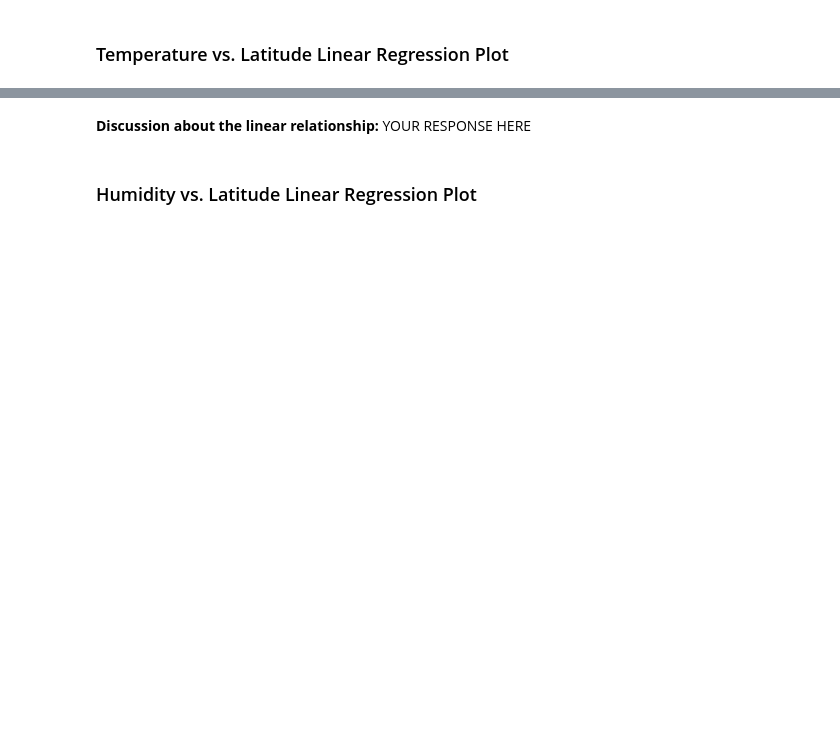
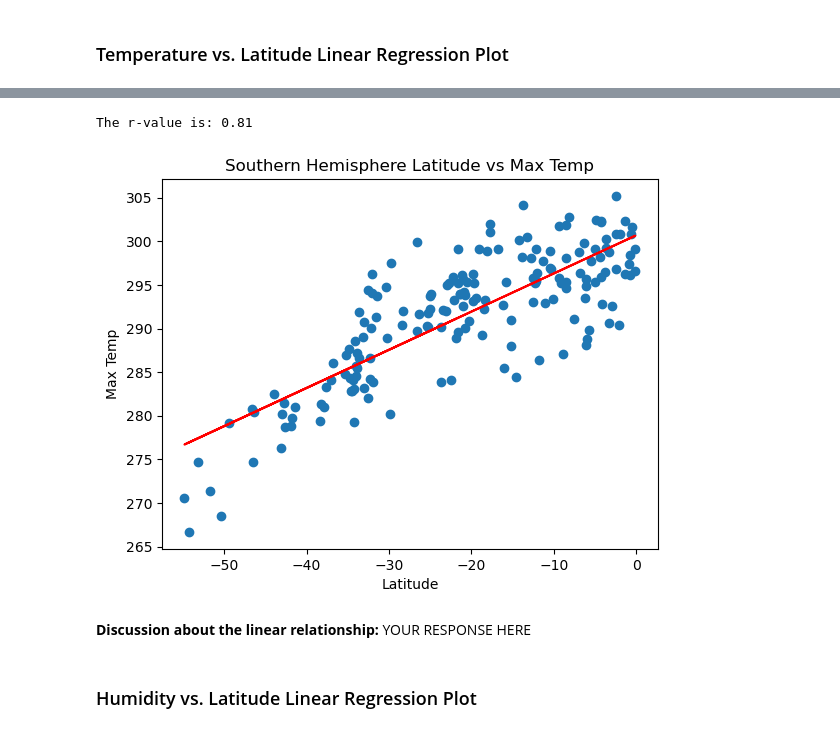
Before and after one commit to Hensonkk/python-api-challenge, a Jupyter notebook: WeatherPy/WeatherPy.ipynb, the cells around one changed output, grey strips where cells are left out. Saved outputs shown, nothing was run; the diff lists cells and outputs as text; code cells hidden in the pictures; blank space fills up the shorter version.

```diff
--- a/WeatherPy/WeatherPy.ipynb
+++ b/WeatherPy/WeatherPy.ipynb
@@ -289,6 +333,6 @@ northern_hemi_df.head()
 # %%
 # Create a DataFrame with the Southern Hemisphere data (Latitude < 0)
-# YOUR CODE HERE
+southern_hemi_df = city_data_df[city_data_df["Lat"] < 0]
 
 # Display sample data
 southern_hemi_df.head()
@@ -303,3 +355,9 @@ southern_hemi_df.head()
+# %%
+# Linear regression on Southern Hemisphere
+lrgPlot(x = southern_hemi_df["Lat"], y = southern_hemi_df["Max Temp"], e = str("Southern Hemisphere"), z = str("Max Temp") )
+# %% [output]
+The r-value is: 0.81
+[figure, added]
 # %% [markdown]
 **Discussion about the linear relationship:** YOUR RESPONSE HERE
 # %% [markdown]
```
Also changed, not shown: parts of 29 cells of this notebook, 5 other files.
